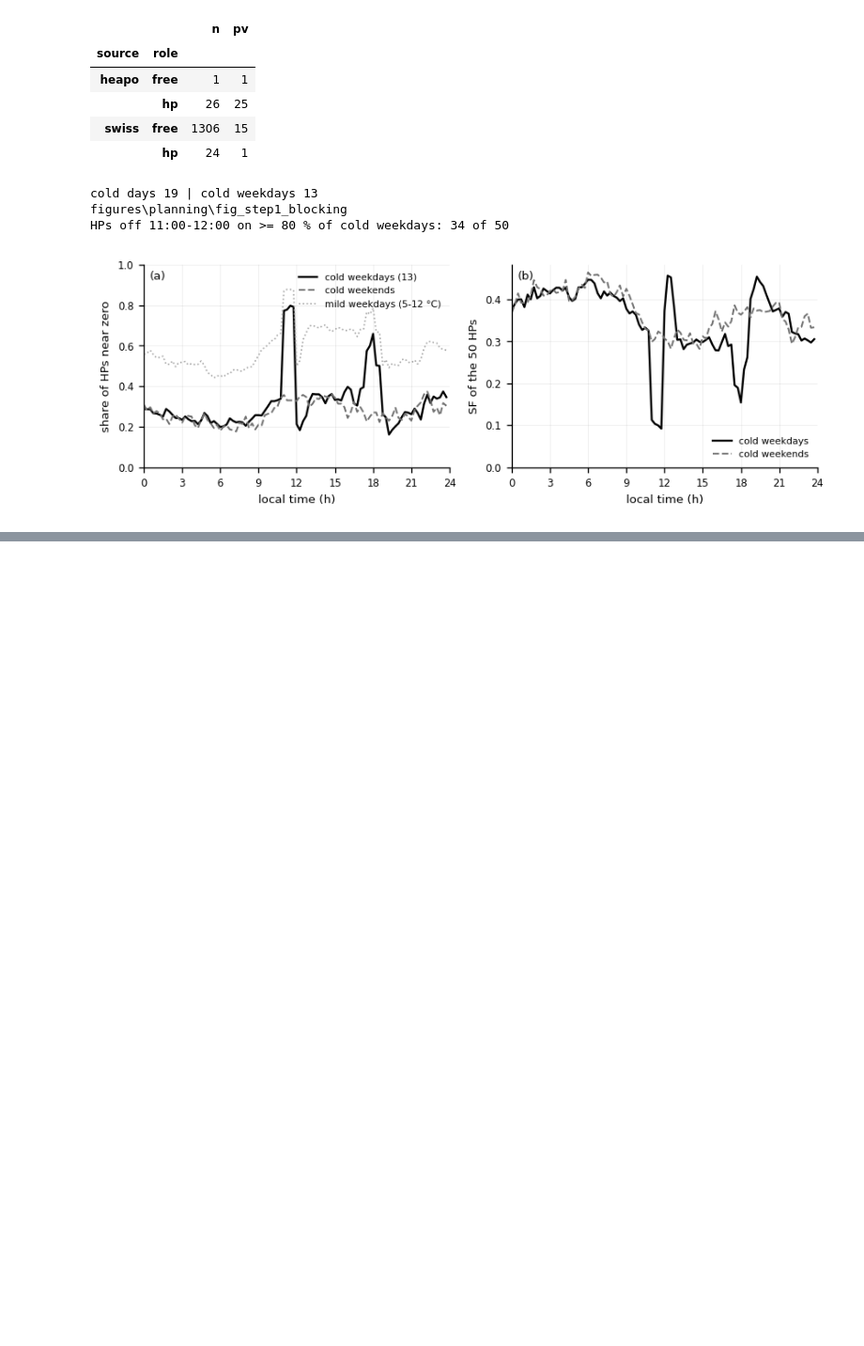
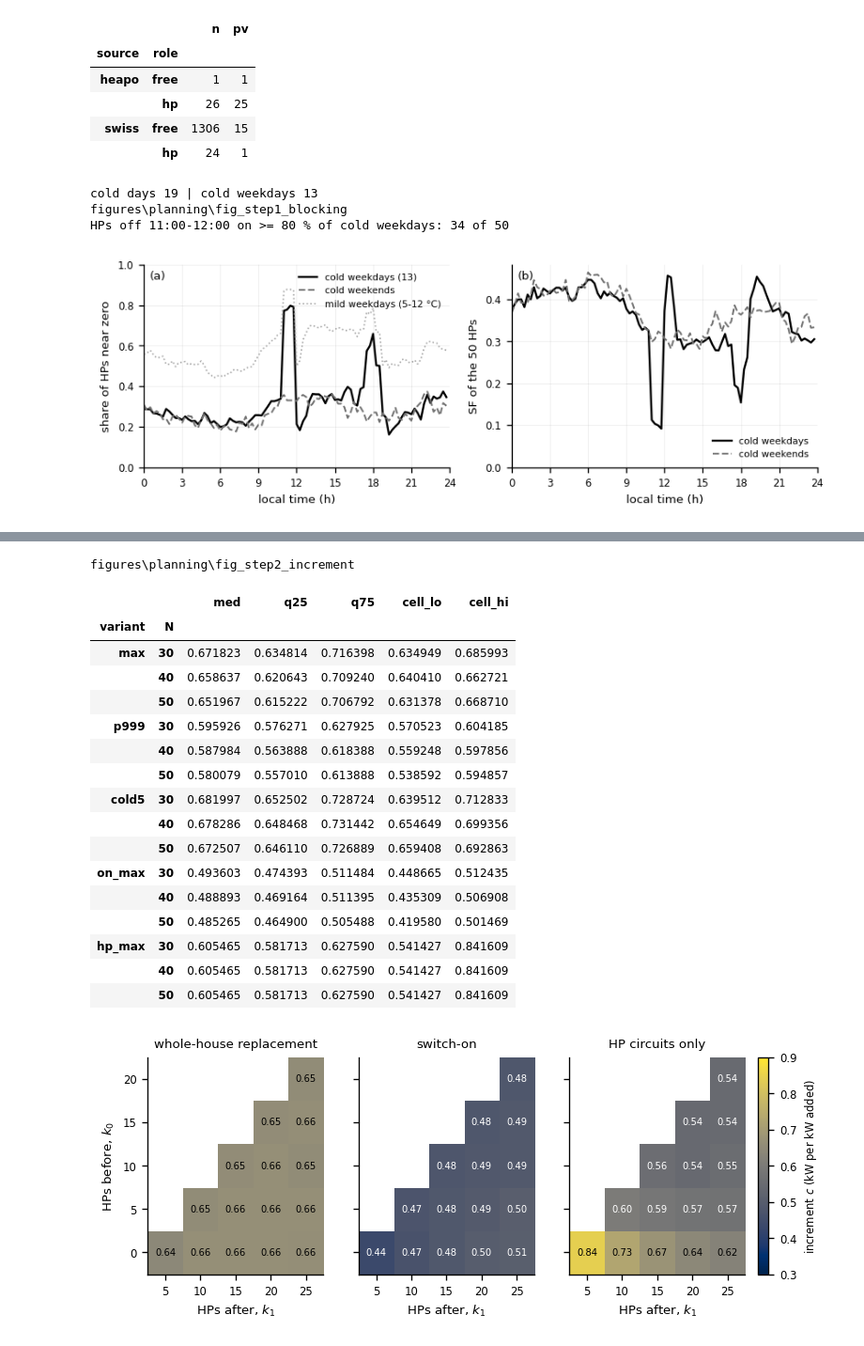
Before and after one commit to agouveia-kul/hp-sensitivity-paper, a Jupyter notebook: planning_use_case.ipynb, the cells around one changed output, grey strips where cells are left out. Shown at 94% size. Saved outputs shown, nothing was run; the diff lists cells and outputs as text; code cells hidden in the pictures; blank space fills up the shorter version.

```diff
--- a/planning_use_case.ipynb
+++ b/planning_use_case.ipynb
@@ -25,6 +25,8 @@ pd.set_option('display.width', 200)
 # control flags: True recomputes the step and overwrites its pickles
 REBUILD_STEP0 = False
 REBUILD_STEP1 = False   # True rescans ~1700 raw Swiss meter files (about 2 min)
+REBUILD_SPLITS = False  # the split pool of Steps 2-5 (non-HP halves)
+REBUILD_STEP2 = False
 print('repo root:', _root)
 # %% [output]
 repo root: C:\Users\VENANCIA\OneDrive - VITO\Desktop\hp-sensitivity-paper
@@ -110,0 +125,7 @@ display(inv['nameplate']); inv['real']
+# %%
+splits = PL.plan_splits(rebuild=REBUILD_SPLITS)
+inc = PL.increment_model(draws=100, rebuild=REBUILD_STEP2)
+G2 = inc['rows']
+print('P_unit (mean pilot HP capacity, kW) over splits:')
+print(inc['units'].P_unit.describe().round(2).to_string())
+PL.split_summary(G2, ['N', 'k0', 'k1'], 'c_max').round(3)
@@ -110,0 +160,23 @@ display(inv['nameplate']); inv['real']
+# %%
+print(PL.fig_increment(G2))
+PL.step2_tables(G2)
+# %% [output]
+figures\planning\fig_step2_increment
+|  |  | med | q25 | q75 | cell_lo | cell_hi |
+| variant | N |  |  |  |  |  |
+| max | 30 | 0.671823 | 0.634814 | 0.716398 | 0.634949 | 0.685993 |
+|  | 40 | 0.658637 | 0.620643 | 0.709240 | 0.640410 | 0.662721 |
+|  | 50 | 0.651967 | 0.615222 | 0.706792 | 0.631378 | 0.668710 |
+| p999 | 30 | 0.595926 | 0.576271 | 0.627925 | 0.570523 | 0.604185 |
+|  | 40 | 0.587984 | 0.563888 | 0.618388 | 0.559248 | 0.597856 |
+|  | 50 | 0.580079 | 0.557010 | 0.613888 | 0.538592 | 0.594857 |
+| cold5 | 30 | 0.681997 | 0.652502 | 0.728724 | 0.639512 | 0.712833 |
+|  | 40 | 0.678286 | 0.648468 | 0.731442 | 0.654649 | 0.699356 |
+|  | 50 | 0.672507 | 0.646110 | 0.726889 | 0.659408 | 0.692863 |
+| on_max | 30 | 0.493603 | 0.474393 | 0.511484 | 0.448665 | 0.512435 |
+|  | 40 | 0.488893 | 0.469164 | 0.511395 | 0.435309 | 0.506908 |
+|  | 50 | 0.485265 | 0.464900 | 0.505488 | 0.419580 | 0.501469 |
+| hp_max | 30 | 0.605465 | 0.581713 | 0.627590 | 0.541427 | 0.841609 |
+|  | 40 | 0.605465 | 0.581713 | 0.627590 | 0.541427 | 0.841609 |
+|  | 50 | 0.605465 | 0.581713 | 0.627590 | 0.541427 | 0.841609 |
+[figure, added]
```
Also changed, not shown: parts of 3 cells of this notebook, 5 other files.
